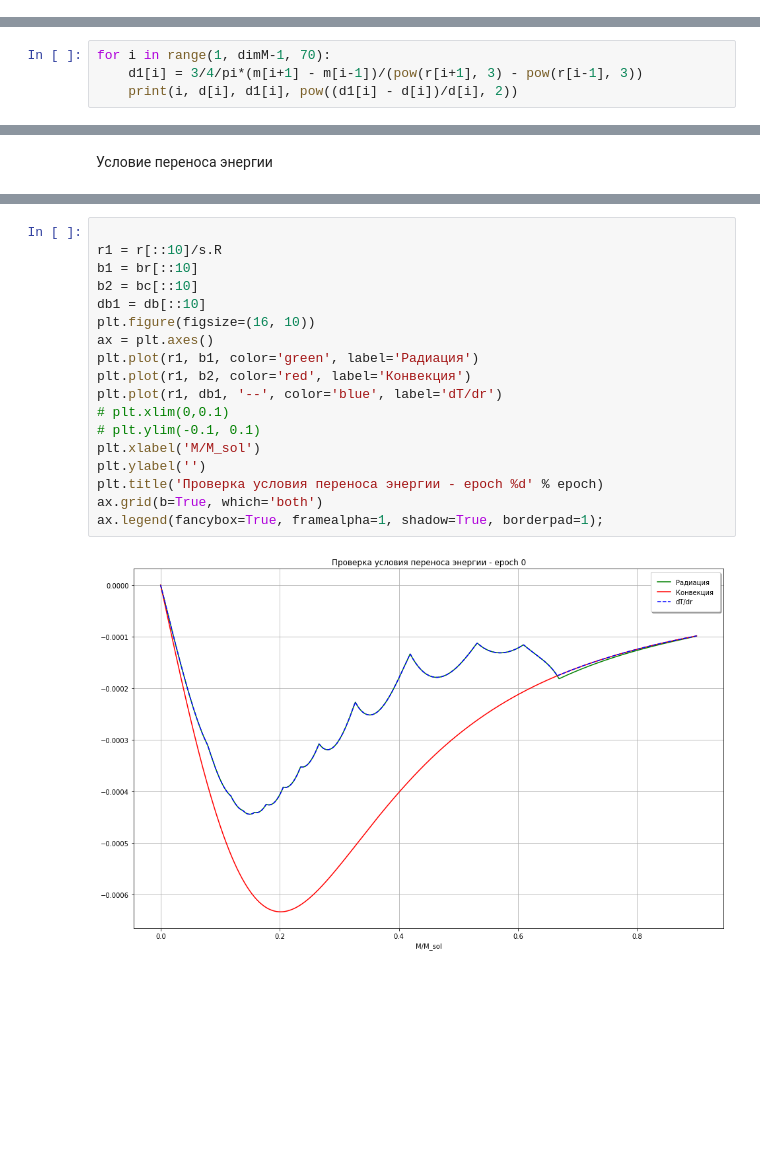
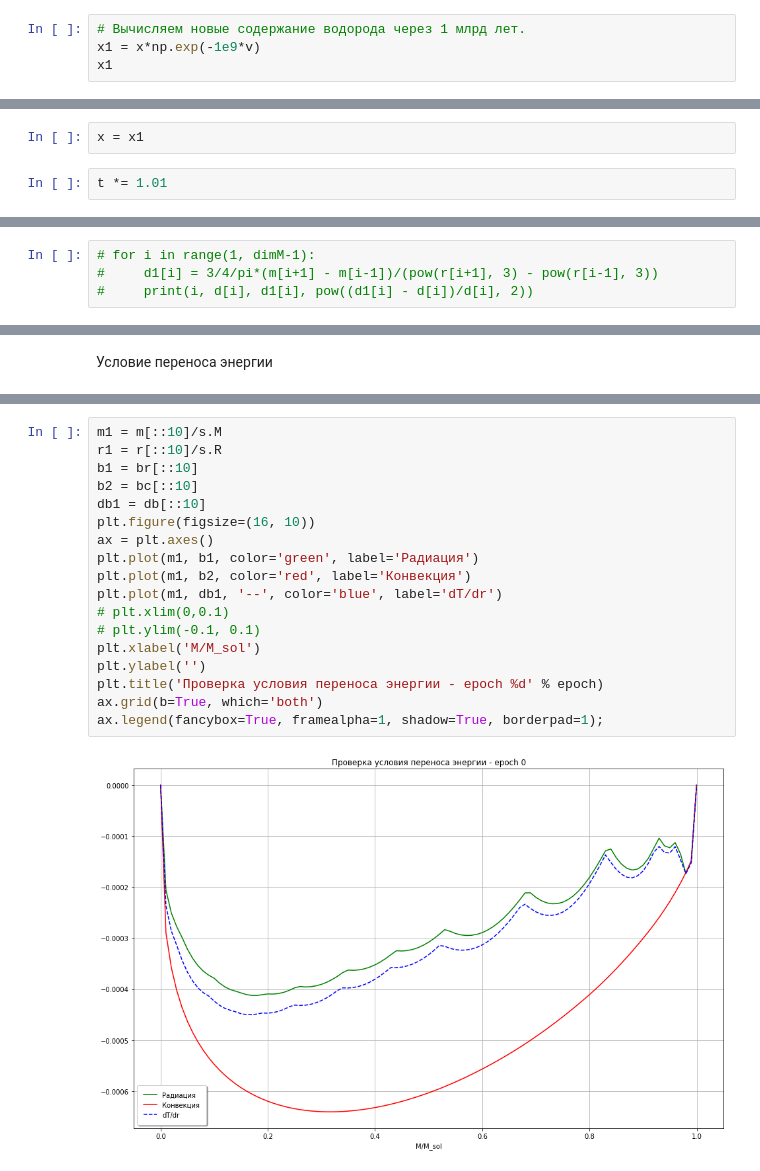
Before and after one commit to boangri/StarModels, a Jupyter notebook: VarModel.ipynb, the cells around one changed output, grey strips where cells are left out. Drawn from its saved outputs; the diff is of its cells as text; blank space fills up the shorter version.

```diff
--- a/VarModel.ipynb
+++ b/VarModel.ipynb
@@ -88,0 +87,4 @@ k1 = np.zeros(dimM)
+# %%
+# Вычисляем новые содержание водорода через 1 млрд лет.
+x1 = x*np.exp(-1e9*v)
+x1
@@ -89,3 +94,7 @@ k1 = np.zeros(dimM)
+# %%
+x = x1
+# %%
+t *= 1.01
 # %%
 e = np.zeros(dimM) # энерговыделения
 a = np.zeros(dimM) # градиент давления
@@ -99,4 +108,4 @@ db = np.zeros(dimM) # несоответствие градиента темпе
 # %%
-for i in range(1, dimM-1, 70):
-    d1[i] = 3/4/pi*(m[i+1] - m[i-1])/(pow(r[i+1], 3) - pow(r[i-1], 3))
-    print(i, d[i], d1[i], pow((d1[i] - d[i])/d[i], 2))
+# for i in range(1, dimM-1):
+#     d1[i] = 3/4/pi*(m[i+1] - m[i-1])/(pow(r[i+1], 3) - pow(r[i-1], 3))
+#     print(i, d[i], d1[i], pow((d1[i] - d[i])/d[i], 2))
@@ -195,23 +151,23 @@ for i in range(1, dimM-1):
 # %%
-
+m1 = m[::10]/s.M
 r1 = r[::10]/s.R
 b1 = br[::10]
 b2 = bc[::10]
 db1 = db[::10]
 plt.figure(figsize=(16, 10))
 ax = plt.axes()
-plt.plot(r1, b1, color='green', label='Радиация')
-plt.plot(r1, b2, color='red', label='Конвекция')
-plt.plot(r1, db1, '--', color='blue', label='dT/dr')
+plt.plot(m1, b1, color='green', label='Радиация')
+plt.plot(m1, b2, color='red', label='Конвекция')
+plt.plot(m1, db1, '--', color='blue', label='dT/dr')
 # plt.xlim(0,0.1)
 # plt.ylim(-0.1, 0.1)
 plt.xlabel('M/M_sol')
 plt.ylabel('')
 plt.title('Проверка условия переноса энергии - epoch %d' % epoch)
 ax.grid(b=True, which='both')
 ax.legend(fancybox=True, framealpha=1, shadow=True, borderpad=1);
 # %% [output]
-[figure, old version]
+[figure, new version]
 # %%
 sa = 0
 sb = 0
```
Also changed, not shown: parts of 20 cells of this notebook.
